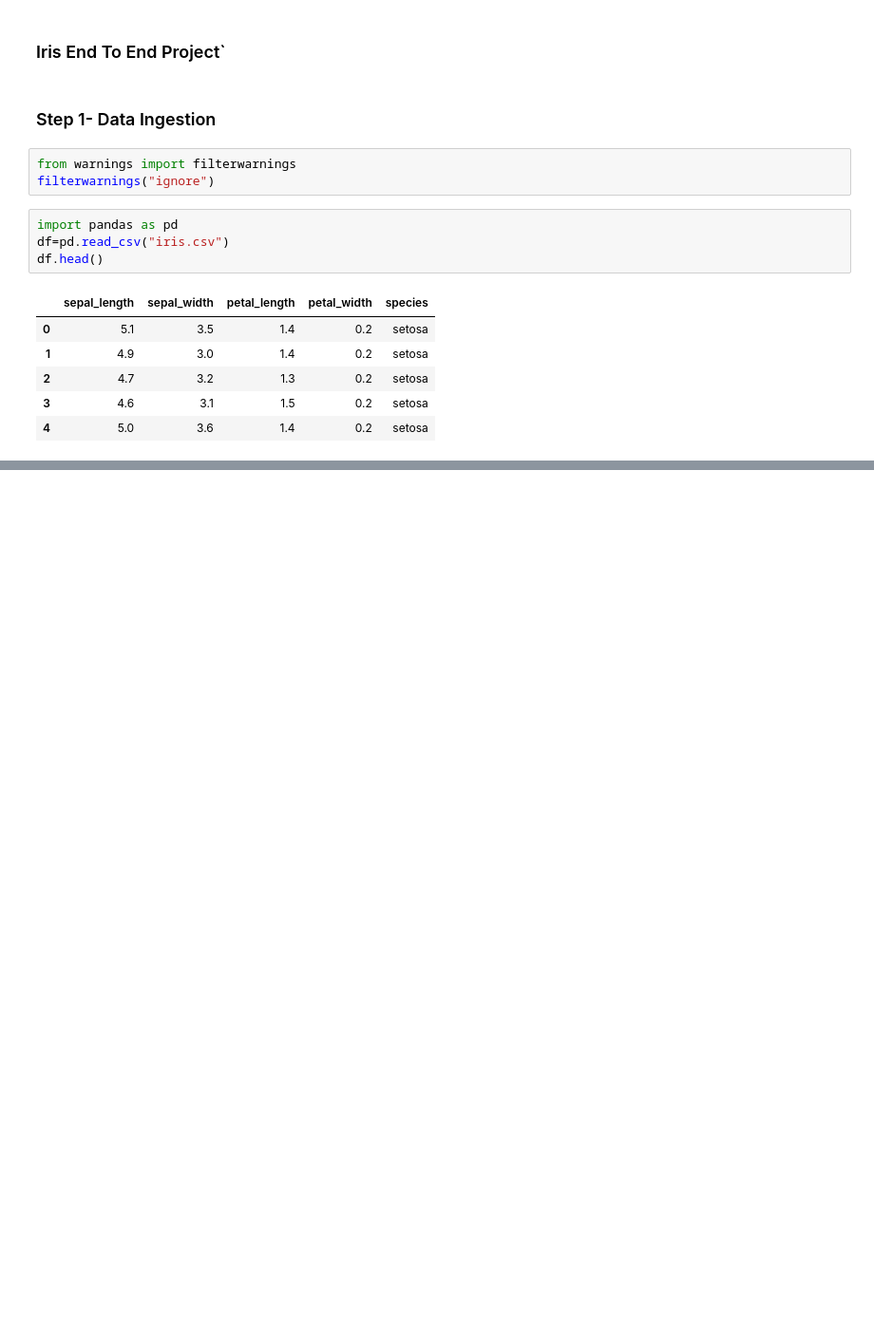
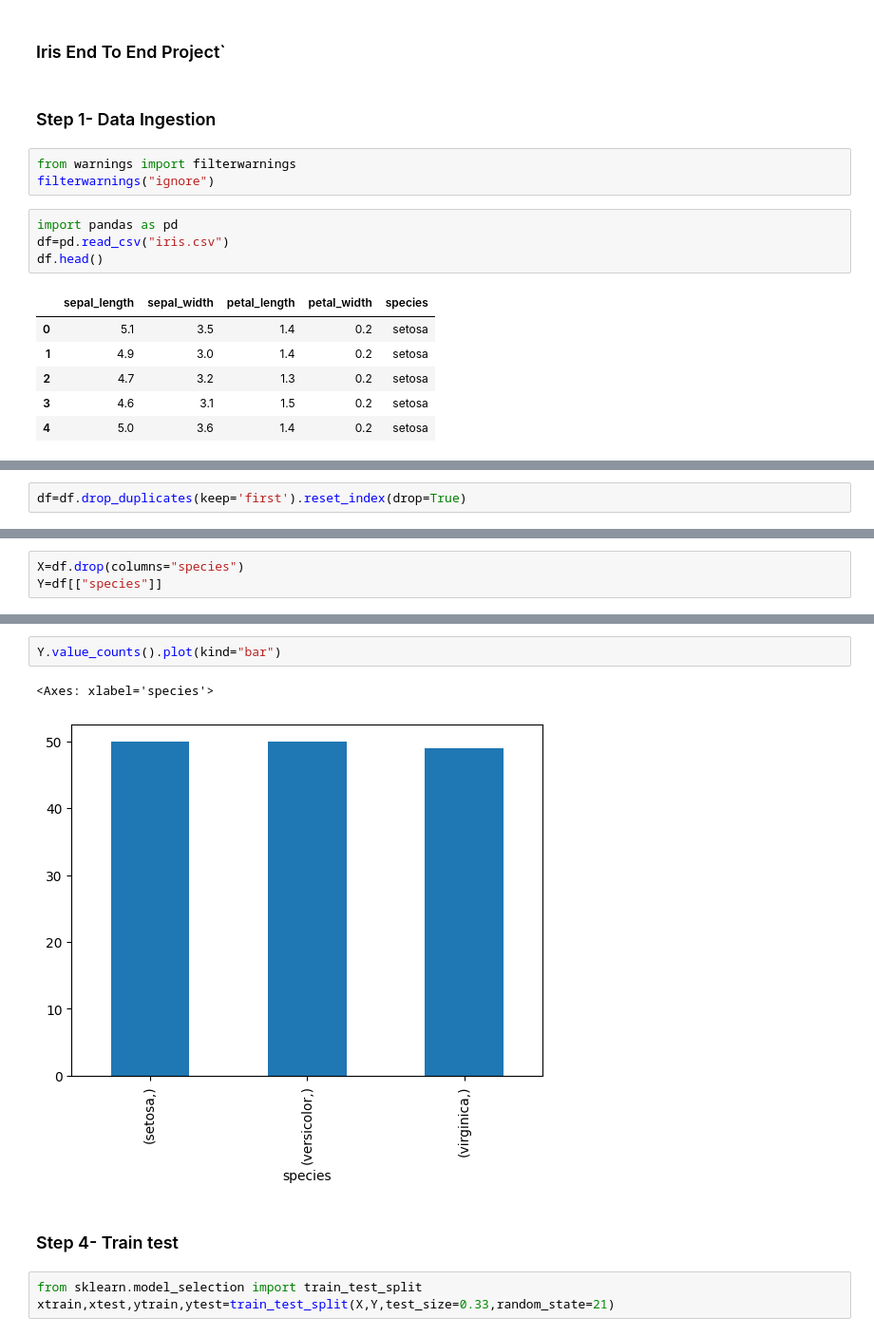
Before and after one commit to riz330/Iris-Project, a Jupyter notebook: notebook/model.ipynb, the cells around one changed output, grey strips where cells are left out. Shown at 95% size. Cells and saved outputs as stored; diff of their text form; blank space fills up the shorter version.

Commit message:
model created

```diff
--- a/notebook/model.ipynb
+++ b/notebook/model.ipynb
@@ -18,0 +47,2 @@ df.head()
+# %%
+df=df.drop_duplicates(keep='first').reset_index(drop=True)
@@ -18,0 +55,3 @@ df.head()
+# %%
+X=df.drop(columns="species")
+Y=df[["species"]]
@@ -18,0 +90,10 @@ df.head()
+# %%
+Y.value_counts().plot(kind="bar")
+# %% [output]
+<Axes: xlabel='species'>
+[figure, added]
+# %% [markdown]
+### Step 4- Train test
+# %%
+from sklearn.model_selection import train_test_split
+xtrain,xtest,ytrain,ytest=train_test_split(X,Y,test_size=0.33,random_state=21)
```
Also changed, not shown: parts of 30 cells of this notebook, 2 other files.
